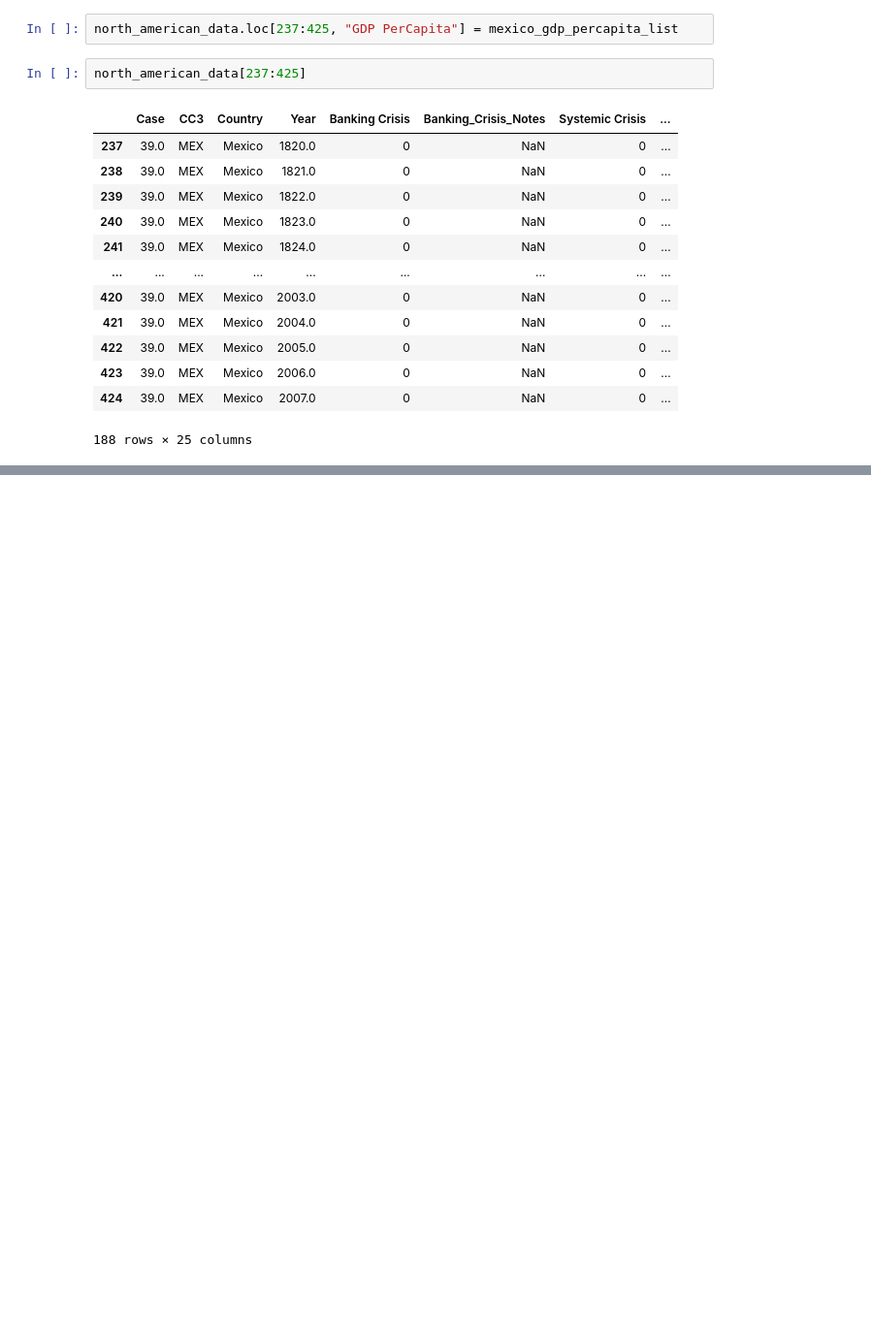
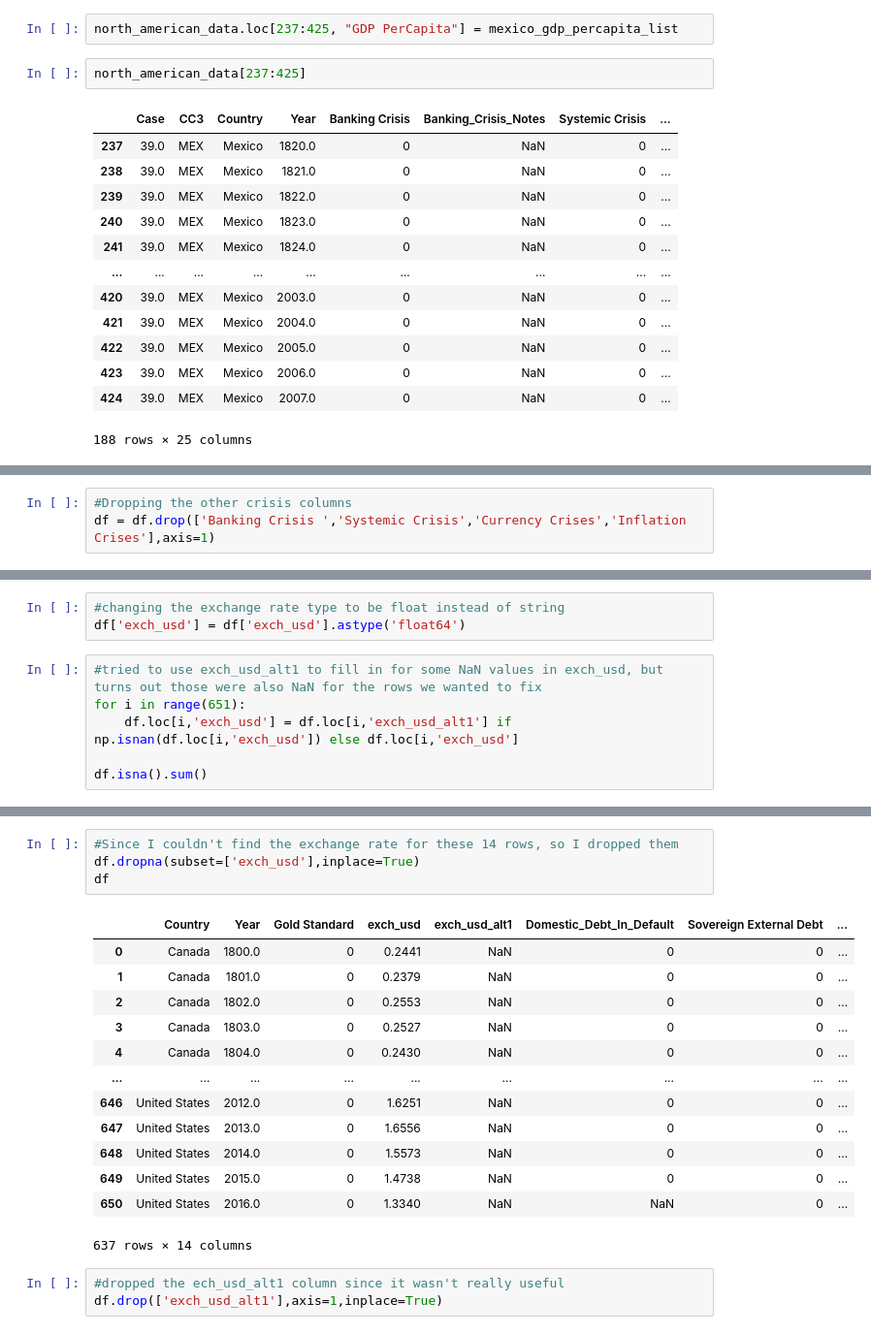
Before and after one commit to dhruvatara/ECS89G-DLProject, a Jupyter notebook: Data Cleansing.ipynb, the cells around one changed output, grey strips where cells are left out. Shown: that part at 97% size. Cells and saved outputs as stored; diff of their text form; blank space fills up the shorter version.

```diff
--- a/Data Cleansing.ipynb
+++ b/Data Cleansing.ipynb
@@ -567,0 +637,3 @@ north_american_data[237:425]
+# %%
+#Dropping the other crisis columns
+df = df.drop(['Banking Crisis ','Systemic Crisis','Currency Crises','Inflation Crises'],axis=1)
@@ -567,0 +676,9 @@ north_american_data[237:425]
+# %%
+#changing the exchange rate type to be float instead of string
+df['exch_usd'] = df['exch_usd'].astype('float64')
+# %%
+#tried to use exch_usd_alt1 to fill in for some NaN values in exch_usd, but turns out those were also NaN for the rows we wanted to fix
+for i in range(651):
+    df.loc[i,'exch_usd'] = df.loc[i,'exch_usd_alt1'] if np.isnan(df.loc[i,'exch_usd']) else df.loc[i,'exch_usd']
+
+df.isna().sum()
@@ -567,0 +701,21 @@ north_american_data[237:425]
+# %%
+#Since I couldn't find the exchange rate for these 14 rows, so I dropped them
+df.dropna(subset=['exch_usd'],inplace=True)
+df
+# %% [output]
+|  | Country | Year | Gold Standard | exch_usd | exch_usd_alt1 | Domestic_Debt_In_Default | Sovereign External Debt | ... |
+| 0 | Canada | 1800.0 | 0 | 0.2441 | NaN | 0 | 0 | ... |
+| 1 | Canada | 1801.0 | 0 | 0.2379 | NaN | 0 | 0 | ... |
+| 2 | Canada | 1802.0 | 0 | 0.2553 | NaN | 0 | 0 | ... |
+| 3 | Canada | 1803.0 | 0 | 0.2527 | NaN | 0 | 0 | ... |
+| 4 | Canada | 1804.0 | 0 | 0.2430 | NaN | 0 | 0 | ... |
+| ... | ... | ... | ... | ... | ... | ... | ... | ... |
+| 646 | United States | 2012.0 | 0 | 1.6251 | NaN | 0 | 0 | ... |
+| 647 | United States | 2013.0 | 0 | 1.6556 | NaN | 0 | 0 | ... |
+| 648 | United States | 2014.0 | 0 | 1.5573 | NaN | 0 | 0 | ... |
+| 649 | United States | 2015.0 | 0 | 1.4738 | NaN | 0 | 0 | ... |
+| 650 | United States | 2016.0 | 0 | 1.3340 | NaN | NaN | 0 | ... |
+637 rows × 14 columns
+# %%
+#dropped the ech_usd_alt1 column since it wasn't really useful
+df.drop(['exch_usd_alt1'],axis=1,inplace=True)
```
Also changed, not shown: parts of 25 cells of this notebook, 4 other files.
